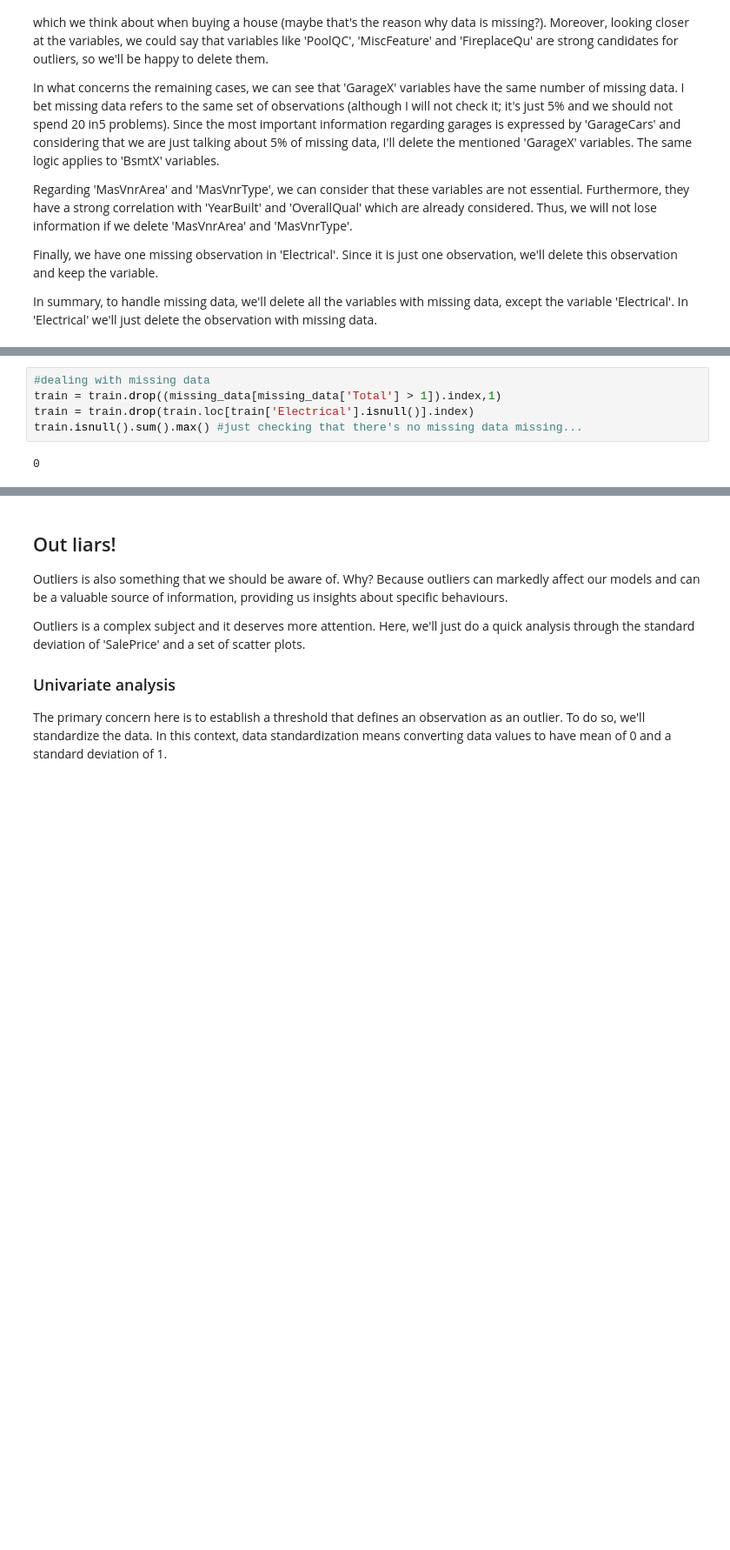
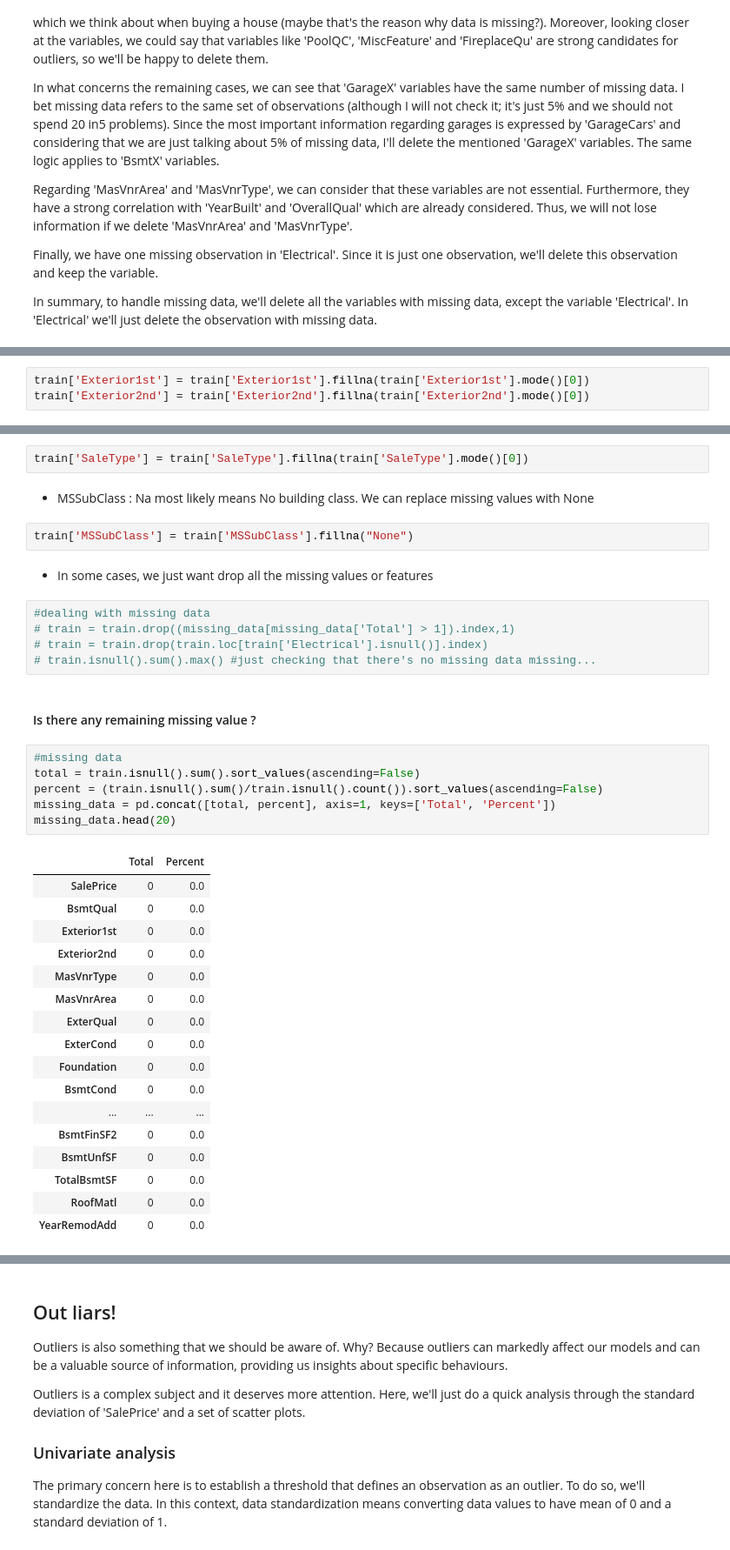
Before and after one commit to rashed091/NeuralNetwork, a Jupyter notebook: experiments/Ex01/Ex01 - Linear Model.ipynb, the cells around one changed output, grey strips where cells are left out. Shown at 87% size. Saved outputs shown, nothing was run; the diff lists cells and outputs as text; blank space fills up the shorter version.

```diff
--- a/experiments/Ex01/Ex01 - Linear Model.ipynb
+++ b/experiments/Ex01/Ex01 - Linear Model.ipynb
@@ -211,0 +287,3 @@ In summary, to handle missing data, we'll delete all the variables with missing
+# %%
+train['Exterior1st'] = train['Exterior1st'].fillna(train['Exterior1st'].mode()[0])
+train['Exterior2nd'] = train['Exterior2nd'].fillna(train['Exterior2nd'].mode()[0])
@@ -212,7 +292,39 @@ In summary, to handle missing data, we'll delete all the variables with missing
+# %%
+train['SaleType'] = train['SaleType'].fillna(train['SaleType'].mode()[0])
+# %% [markdown]
+- MSSubClass : Na most likely means No building class. We can replace missing values with None
+# %%
+train['MSSubClass'] = train['MSSubClass'].fillna("None")
+# %% [markdown]
+ - In some cases, we just want drop all the missing values or features
 # %%
 #dealing with missing data
-train = train.drop((missing_data[missing_data['Total'] > 1]).index,1)
-train = train.drop(train.loc[train['Electrical'].isnull()].index)
-train.isnull().sum().max() #just checking that there's no missing data missing...
+# train = train.drop((missing_data[missing_data['Total'] > 1]).index,1)
+# train = train.drop(train.loc[train['Electrical'].isnull()].index)
+# train.isnull().sum().max() #just checking that there's no missing data missing...
-# %% [output]
-0
+# %% [markdown]
+#### Is there any remaining missing value ?
+# %%
+#missing data
+total = train.isnull().sum().sort_values(ascending=False)
+percent = (train.isnull().sum()/train.isnull().count()).sort_values(ascending=False)
+missing_data = pd.concat([total, percent], axis=1, keys=['Total', 'Percent'])
+missing_data.head(20)
+# %% [output]
+|  | Total | Percent |
+| SalePrice | 0 | 0.0 |
+| BsmtQual | 0 | 0.0 |
+| Exterior1st | 0 | 0.0 |
+| Exterior2nd | 0 | 0.0 |
+| MasVnrType | 0 | 0.0 |
+| MasVnrArea | 0 | 0.0 |
+| ExterQual | 0 | 0.0 |
+| ExterCond | 0 | 0.0 |
+| Foundation | 0 | 0.0 |
+| BsmtCond | 0 | 0.0 |
+| ... | ... | ... |
+| BsmtFinSF2 | 0 | 0.0 |
+| BsmtUnfSF | 0 | 0.0 |
+| TotalBsmtSF | 0 | 0.0 |
+| RoofMatl | 0 | 0.0 |
+| YearRemodAdd | 0 | 0.0 |
```
Also changed, not shown: parts of 44 cells of this notebook, 47 other files.
